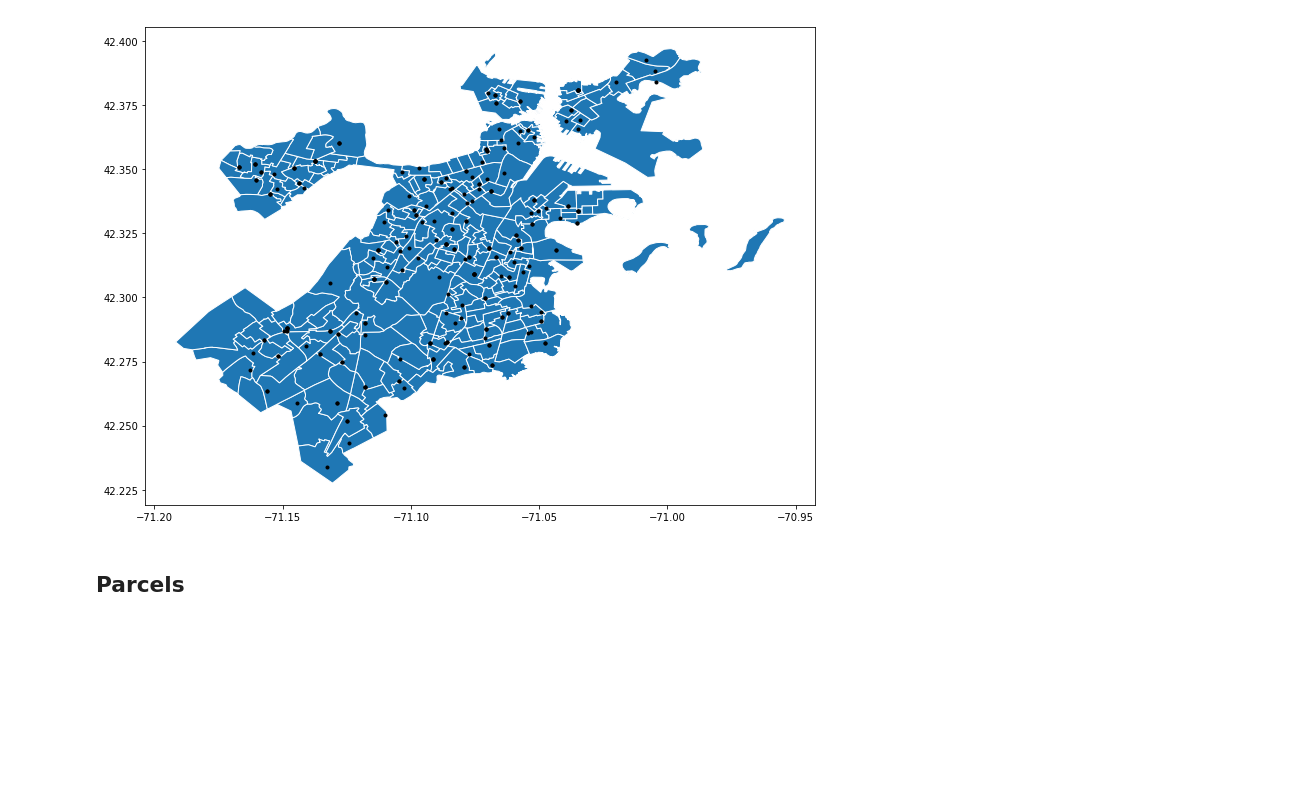
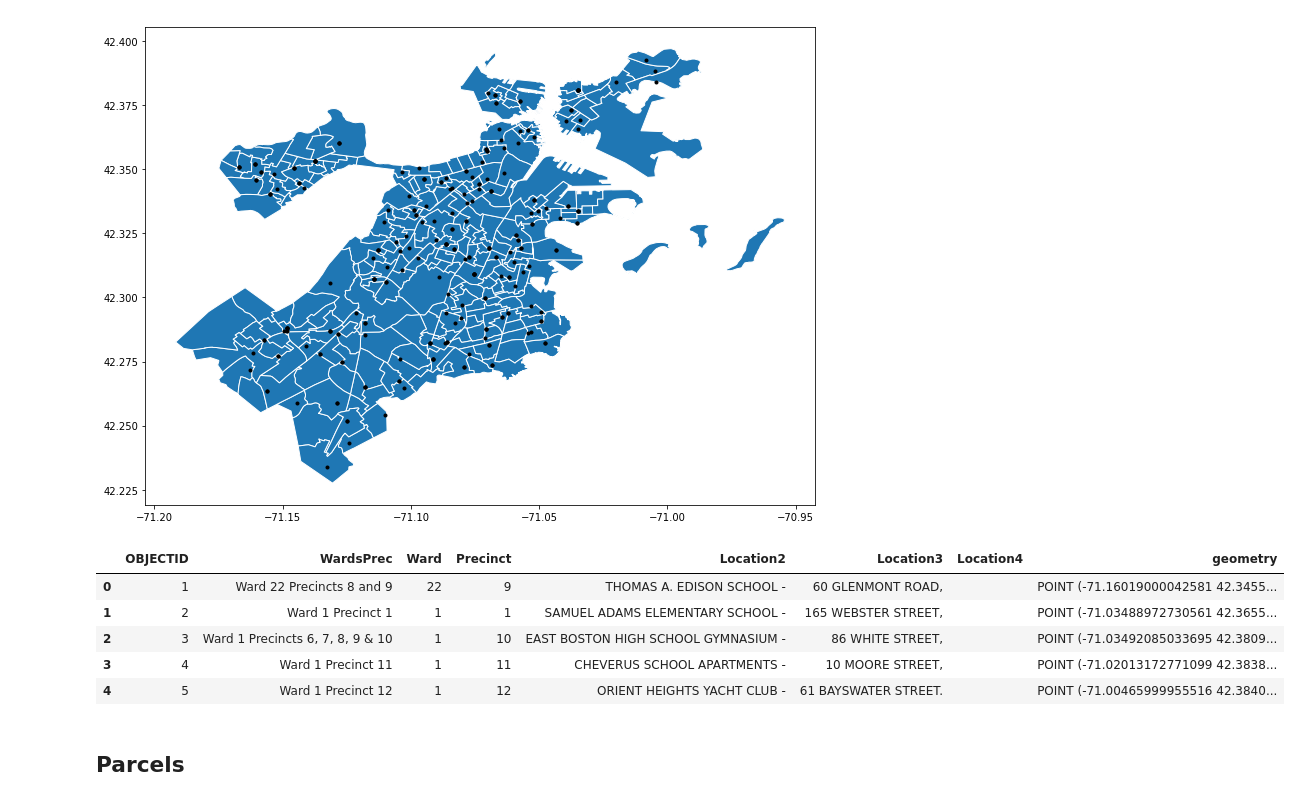
Before and after one commit to matuteiglesias/BostonGeospatial, a Jupyter notebook: Testing.ipynb, the cells around one changed output. Saved outputs shown, nothing was run; the diff lists cells and outputs as text; code cells hidden in the pictures; blank space fills up the shorter version.

```diff
--- a/Testing.ipynb
+++ b/Testing.ipynb
@@ -118,6 +136,15 @@ dfp.plot(marker = '.', color = 'k',ax = ax)#, lw = 1, edgecolor = 'w')
 # %% [output]
 <matplotlib.axes._subplots.AxesSubplot at 0x...>
 [figure]
+# %%
+dfp.head()
+# %% [output]
+|  | OBJECTID | WardsPrec | Ward | Precinct | Location2 | Location3 | Location4 | geometry |
+| 0 | 1 | Ward 22 Precincts 8 and 9 | 22 | 9 | THOMAS A. EDISON SCHOOL - | 60 GLENMONT ROAD, |  | POINT (-71.16019000042581 42.3455... |
+| 1 | 2 | Ward 1 Precinct 1 | 1 | 1 | SAMUEL ADAMS ELEMENTARY SCHOOL - | 165 WEBSTER STREET, |  | POINT (-71.03488972730561 42.3655... |
+| 2 | 3 | Ward 1 Precincts 6, 7, 8, 9 & 10 | 1 | 10 | EAST BOSTON HIGH SCHOOL GYMNASIUM - | 86 WHITE STREET, |  | POINT (-71.03492085033695 42.3809... |
+| 3 | 4 | Ward 1 Precinct 11 | 1 | 11 | CHEVERUS SCHOOL APARTMENTS - | 10 MOORE STREET, |  | POINT (-71.02013172771099 42.3838... |
+| 4 | 5 | Ward 1 Precinct 12 | 1 | 12 | ORIENT HEIGHTS YACHT CLUB - | 61 BAYSWATER STREET. |  | POINT (-71.00465999955516 42.3840... |
 # %% [markdown]
 ## Parcels
 # %%
```
Also changed, not shown: parts of 2 cells of this notebook, 2 other files.
